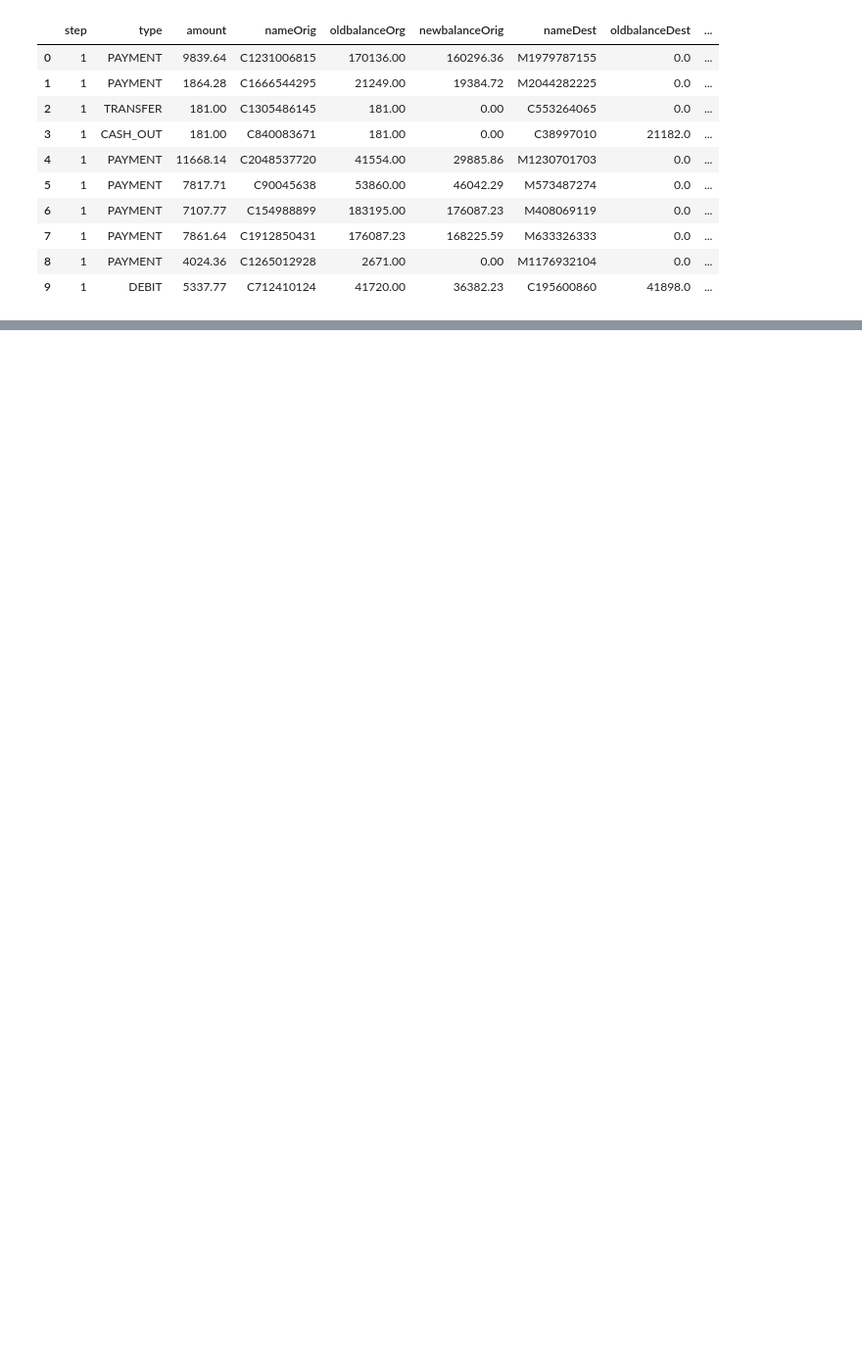
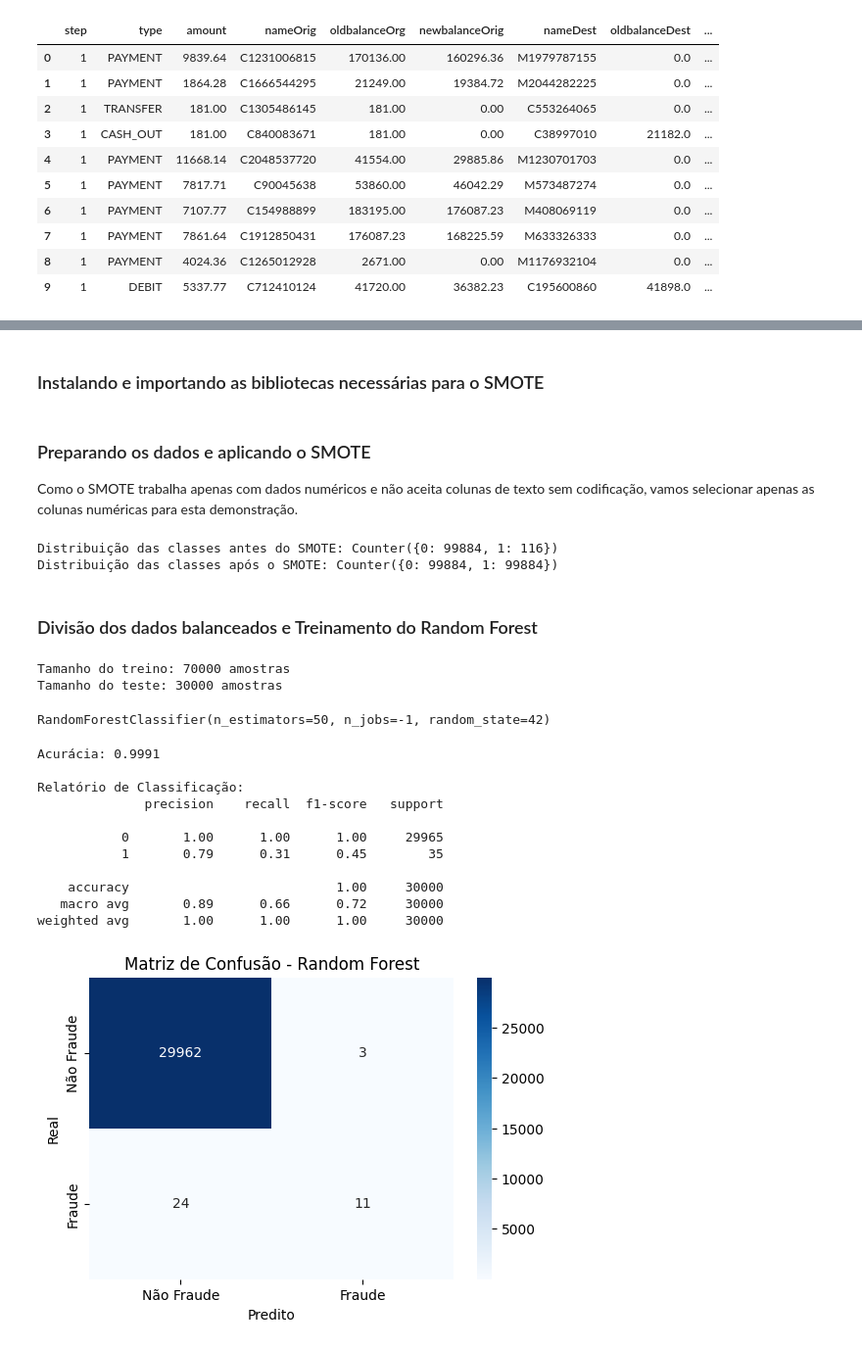
Before and after one commit to JonathasHFerreira/projetos_jonathas, a Jupyter notebook: deteccao_fraude/deteccao_fraude.ipynb, the cells around one changed output, grey strips where cells are left out. Shown at 98% size. Drawn from its saved outputs; the diff is of its cells as text; code cells hidden in the pictures; blank space fills up the shorter version.

```diff
--- a/deteccao_fraude/deteccao_fraude.ipynb
+++ b/deteccao_fraude/deteccao_fraude.ipynb
@@ -111,0 +128,2 @@ plotPerColumnDistribution(df1, 10, 5)
+# %% [markdown]
+### Instalando e importando as bibliotecas necessárias para o SMOTE
@@ -111,0 +136,78 @@ plotPerColumnDistribution(df1, 10, 5)
+# %% [markdown]
+### Preparando os dados e aplicando o SMOTE
+Como o SMOTE trabalha apenas com dados numéricos e não aceita colunas de texto sem codificação, vamos selecionar apenas as colunas numéricas para esta demonstração.
+# %%
+# 1. Selecionando colunas numéricas úteis e removendo IDs/textos
+colunas_numericas = ['step', 'amount', 'oldbalanceOrg', 'newbalanceOrig', 'oldbalanceDest', 'newbalanceDest']
+
+X = df1[colunas_numericas]
+y = df1['isFraud']
+
+print("Distribuição das classes antes do SMOTE:", Counter(y))
+
+# 2. Inicializando e aplicando o SMOTE
+smote = SMOTE(random_state=42)
+X_resampled, y_resampled = smote.fit_resample(X, y)
+
+print("Distribuição das classes após o SMOTE:", Counter(y_resampled))
+# %% [output]
+Distribuição das classes antes do SMOTE: Counter({0: 99884, 1: 116})
+Distribuição das classes após o SMOTE: Counter({0: 99884, 1: 99884})
+# %% [markdown]
+### Divisão dos dados balanceados e Treinamento do Random Forest
+# %%
+from sklearn.model_selection import train_test_split
+from sklearn.ensemble import RandomForestClassifier
+from sklearn.metrics import classification_report, confusion_matrix, accuracy_score
+import matplotlib.pyplot as plt
+import seaborn as sns
+
+# 1. Divisão em Treino e Teste
+X_train, X_test, y_train, y_test = train_test_split(
+    X,
+    y,
+    test_size=0.3,
+    random_state=42,
+    stratify=y
+)
+
+print(f"Tamanho do treino: {X_train.shape[0]} amostras")
+print(f"Tamanho do teste: {X_test.shape[0]} amostras")
+# %% [output]
+Tamanho do treino: 70000 amostras
+Tamanho do teste: 30000 amostras
+# %%
+# 2. Treinamento do Modelo (usando n_estimators reduzido e n_jobs=-1 para otimizar o tempo de execução)
+rf_model = RandomForestClassifier(n_estimators=50, random_state=42, n_jobs=-1)
+rf_model.fit(X_train, y_train)
+# %% [output]
+RandomForestClassifier(n_estimators=50, n_jobs=-1, random_state=42)
+# %%
+# 3. Avaliação do Modelo
+y_pred = rf_model.predict(X_test)
+
+print("Acurácia:", accuracy_score(y_test, y_pred))
+print("\nRelatório de Classificação:")
+print(classification_report(y_test, y_pred))
+
+# Matriz de Confusão
+cm = confusion_matrix(y_test, y_pred)
+plt.figure(figsize=(6, 4))
+sns.heatmap(cm, annot=True, fmt='d', cmap='Blues', xticklabels=['Não Fraude', 'Fraude'], yticklabels=['Não Fraude', 'Fraude'])
+plt.xlabel('Predito')
+plt.ylabel('Real')
+plt.title('Matriz de Confusão - Random Forest')
+plt.show()
+# %% [output]
+Acurácia: 0.9991
+
+Relatório de Classificação:
+              precision    recall  f1-score   support
+
+           0       1.00      1.00      1.00     29965
+           1       0.79      0.31      0.45        35
+
+    accuracy                           1.00     30000
+   macro avg       0.89      0.66      0.72     30000
+weighted avg       1.00      1.00      1.00     30000
+[figure, added]
```
Also changed, not shown: parts of 18 cells of this notebook.
